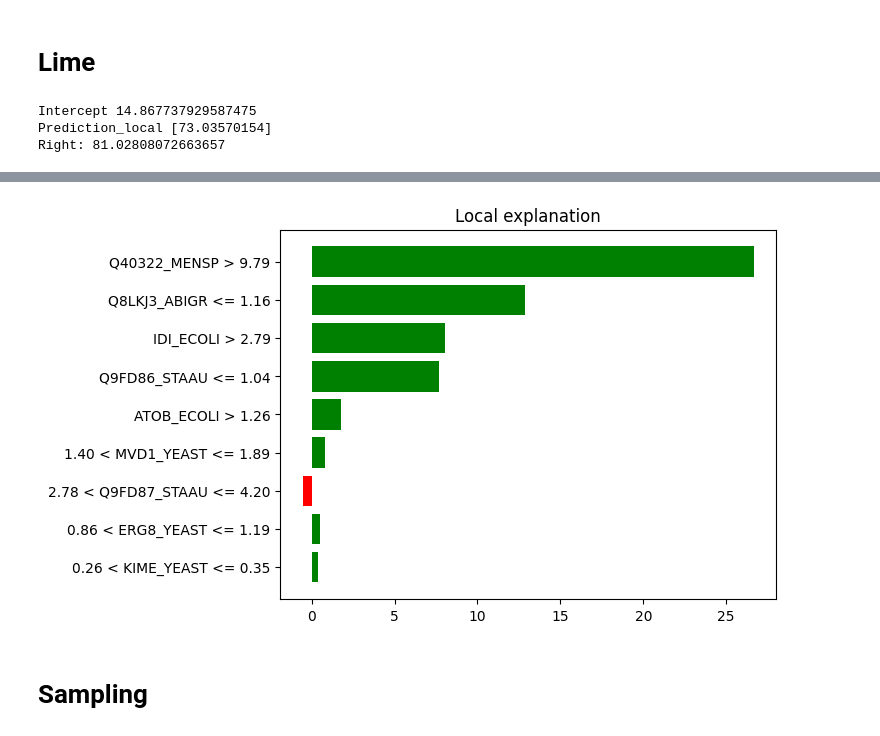
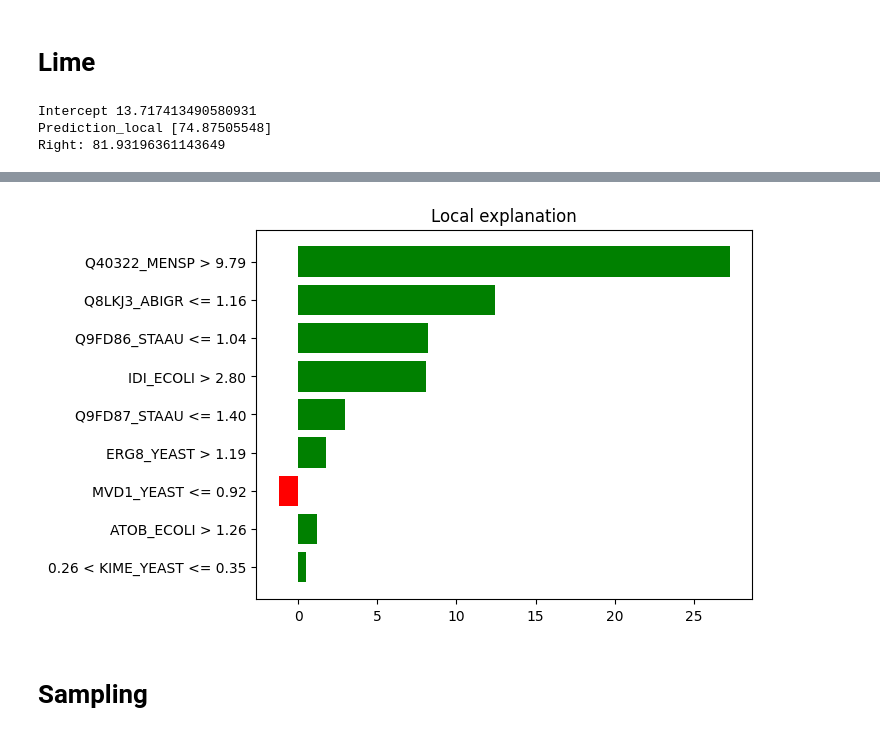
Before and after one commit to costasmexis/straindesignXAI, a Jupyter notebook: notebooks/Limonene_manual.ipynb, the cells around one changed output, grey strips where cells are left out. Drawn from its saved outputs; the diff is of its cells as text; code cells hidden in the pictures.

```diff
--- a/notebooks/Limonene_manual.ipynb
+++ b/notebooks/Limonene_manual.ipynb
@@ -282,20 +282,20 @@ y_synth = sample_df["Limonene"]
 # %%
 import lime
 import lime.lime_tabular
 
-explainer = lime.lime_tabular.LimeTabularExplainer(X_synth.values, feature_names=INPUT_VARS, class_names='Limonene',
+explainer = lime.lime_tabular.LimeTabularExplainer(X_synth.values, feature_names=INPUT_VARS,
                                                    verbose=True, mode='regression')
-i = 1
+i = 0
 exp = explainer.explain_instance(X_synth.values[i], final_model.predict)
 exp.show_in_notebook(show_table=True, show_all=True)
 exp.as_list()
 exp.as_pyplot_figure();
 # %% [output]
-Intercept 14.867737929587475
-Prediction_local [73.03570154]
-Right: 81.02808072663657
+Intercept 13.717413490580931
+Prediction_local [74.87505548]
+Right: 81.93196361143649
 [interactive output not drawn]
-[figure, old version]
+[figure, new version]
 # %% [markdown]
 # Sampling
 # %%
```
Also changed, not shown: parts of 11 cells of this notebook, 14 other files.
